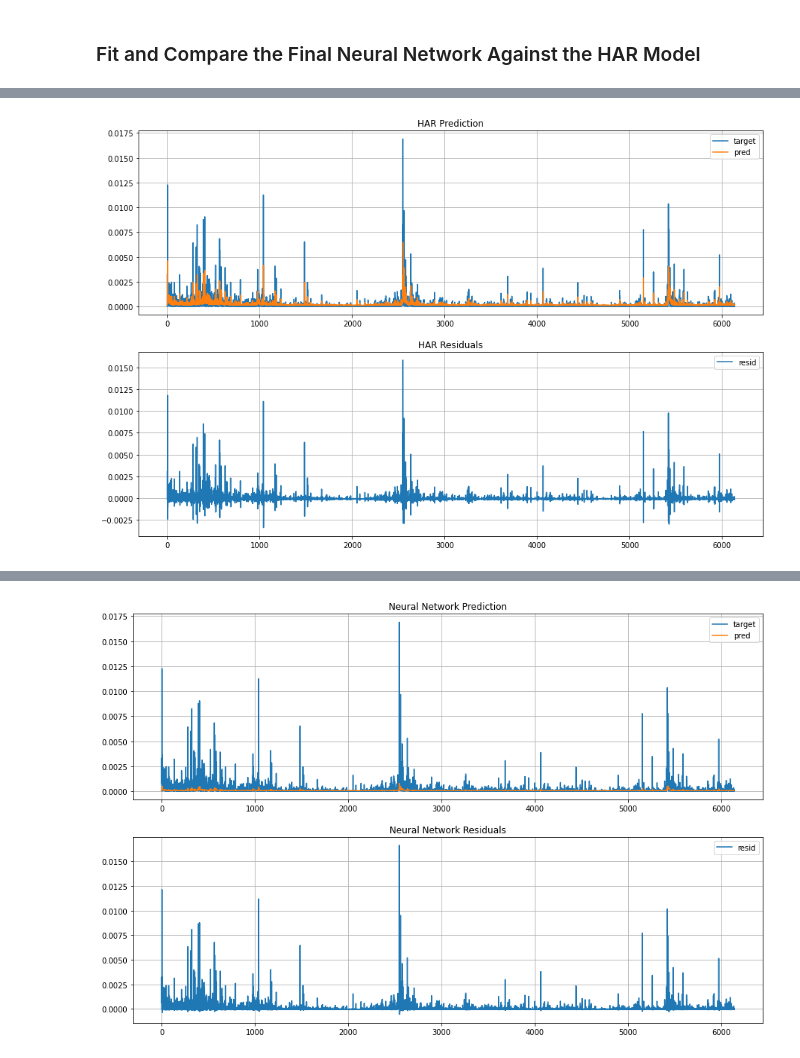
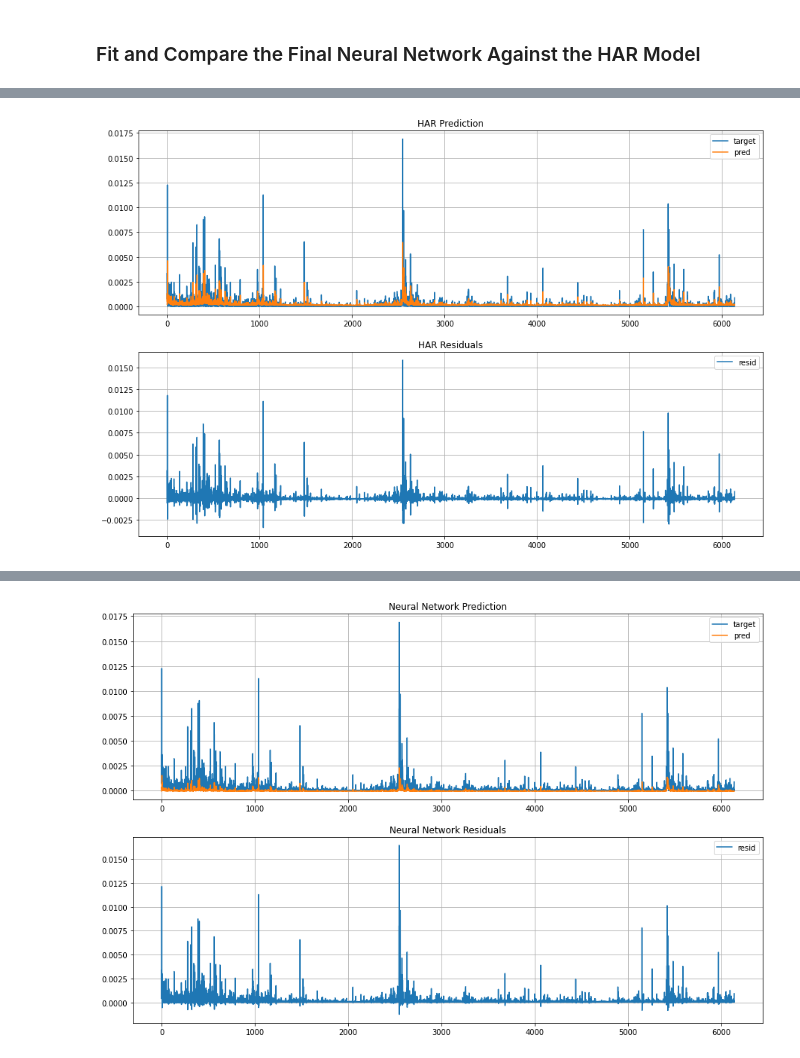
Before and after one commit to CodingNoob234/casestudy-neural-networks, a Jupyter notebook: main.ipynb, the cells around one changed output, grey strips where cells are left out. Cells and saved outputs as stored; diff of their text form; code cells hidden in the pictures.

```diff
--- a/main.ipynb
+++ b/main.ipynb
@@ -96,7 +96,7 @@ The NN is estimated using Adam optimzer and MSE loss, with a specified learning
 # PERFORM CROSS VALIDATION
 model_scores = []
 
-hidden_layers_list = ([], [2], [5], [10], [20], [5,5], [10,10], [10,5])
+hidden_layers_list = ([], [2])
 lr_list = (5e-3, 1e-2, 5e-2)
 epochs_list = (5, 10)
 total_model_options = len(hidden_layers_list) * len(lr_list) * len(epochs_list)
@@ -159,9 +150,9 @@ try:
 except:
     print("No params from cross validation, using own params instead")
     print("Or specifically specified to use own params")
-    epochs = 10
-    hidden_layers = [5,]
-    lr = .005
+    epochs = 5
+    hidden_layers = [2,]
+    lr = .01
 
 
 # the repeat what the features and targets used here are
@@ -202,12 +193,11 @@ if plot:
 #====================================ESTIMATE NN==========================================
 #=========================================================================================
 print("Estimating NN model ...")
+data_train, data_test = DataSet(features.copy(), targets.copy()), DataSet(features_validation.copy(), targets_validation.copy())
 loss, output = single_fit_and_evaluate_model(
     model = ForwardNeuralNetwork(features.shape[1], targets.shape[1], hidden_layers=hidden_layers),
-    features_train = features.copy(),
-    features_validation = features_validation.copy(),
-    targets_train = targets.copy(),
-    targets_validation = targets_validation.copy(),
+    data_train = data_train,
+    data_test = data_test,
     lr = lr,
     epochs = epochs,
     earlystopper = None,
@@ -239,2 +229,2 @@ Predicted correlation: 0.29019357311239147
-[figure, old version]
+[figure, new version]
 Estimating NN model ...
@@ -243 +233 @@ Predicted correlation: 0.3572519322198478
-[figure, old version]
+[figure, new version]
```
Also changed, not shown: parts of 5 cells of this notebook, 2 other files.
